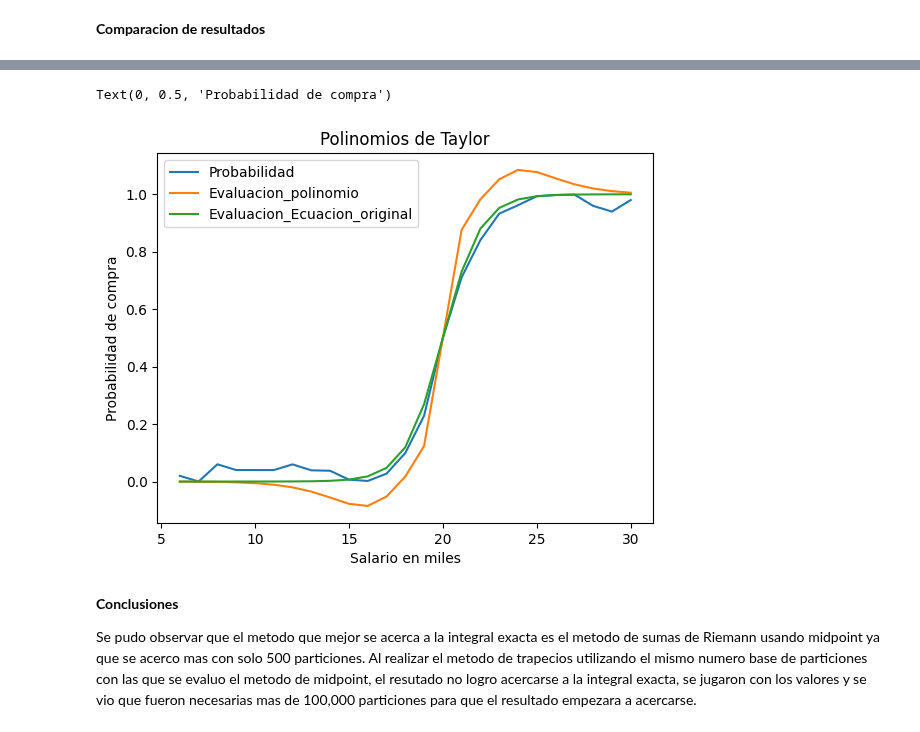
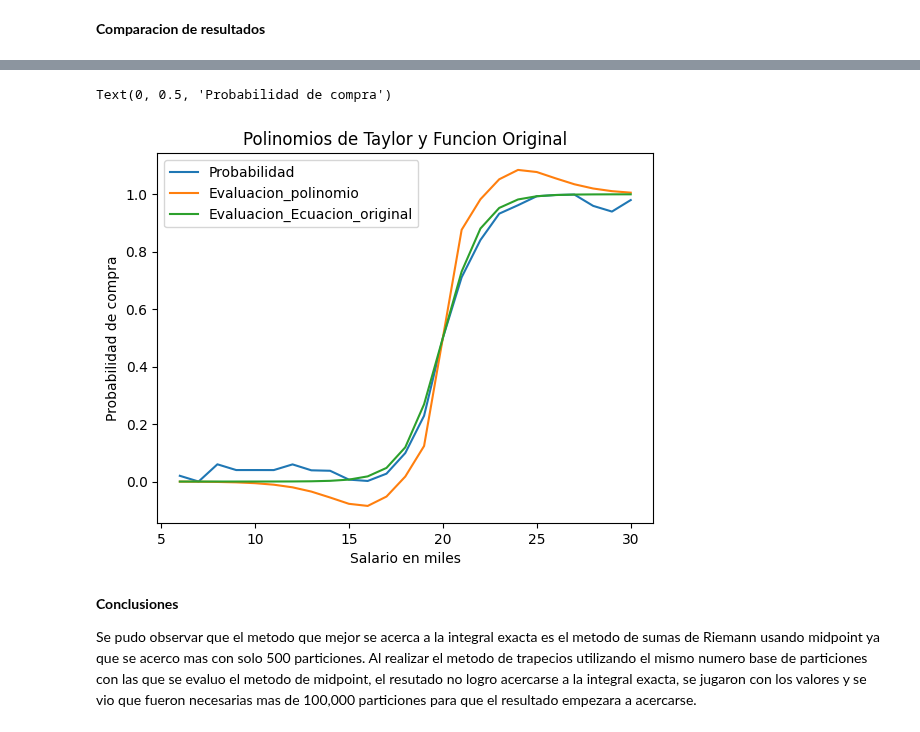
Before and after one commit to LailaBulh/Programacion---Claas-Files, a Jupyter notebook: Metrica_Sentimiento_Acumulado_LB.ipynb, the cells around one changed output, grey strips where cells are left out. Cells and saved outputs as stored; diff of their text form; code cells hidden in the pictures.

```diff
--- a/Metrica_Sentimiento_Acumulado_LB.ipynb
+++ b/Metrica_Sentimiento_Acumulado_LB.ipynb
@@ -231,14 +231,14 @@ print(df)
 # %%
 #print(df.head())
 
 df.plot(kind='line', x= 'salario en miles', y= ['Probabilidad','Evaluacion_polinomio','Evaluacion_Ecuacion_original'])
 
-plt.title('Polinomios de Taylor')
+plt.title('Polinomios de Taylor y Funcion Original')
 plt.xlabel('Salario en miles')
 plt.ylabel('Probabilidad de compra')
 # %% [output]
 Text(0, 0.5, 'Probabilidad de compra')
-[figure, old version]
+[figure, new version]
 # %% [markdown]
 **Conclusiones**
 
```
